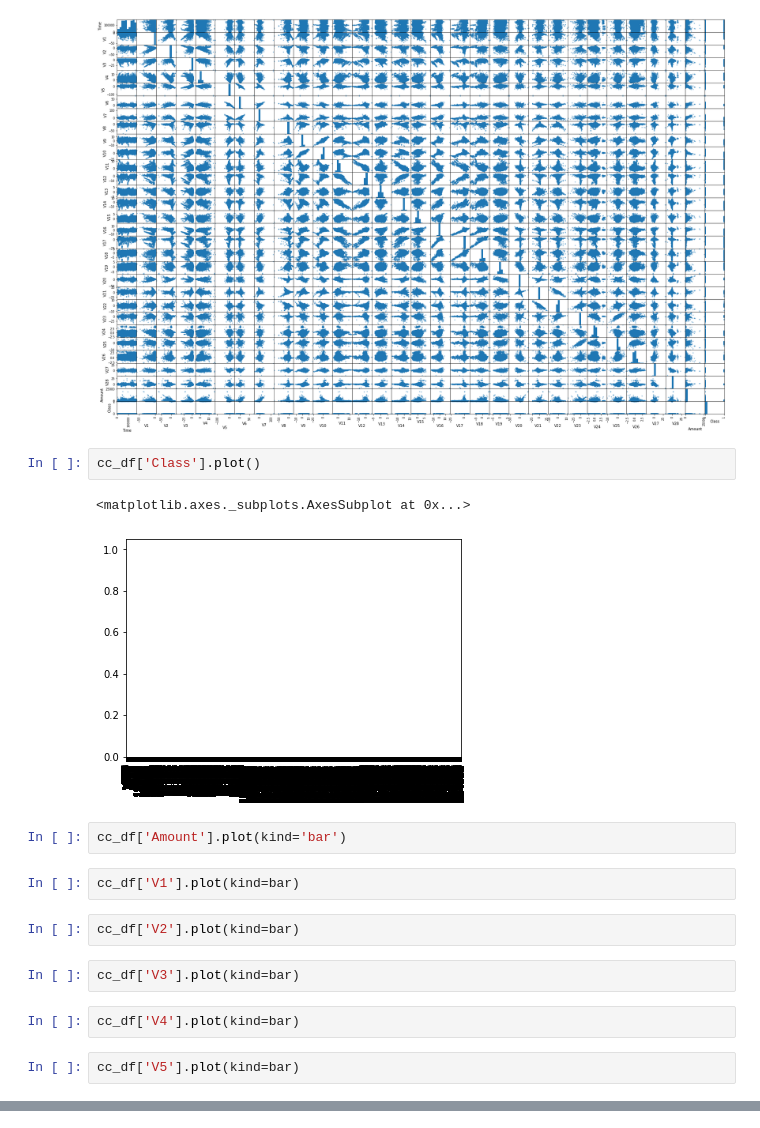
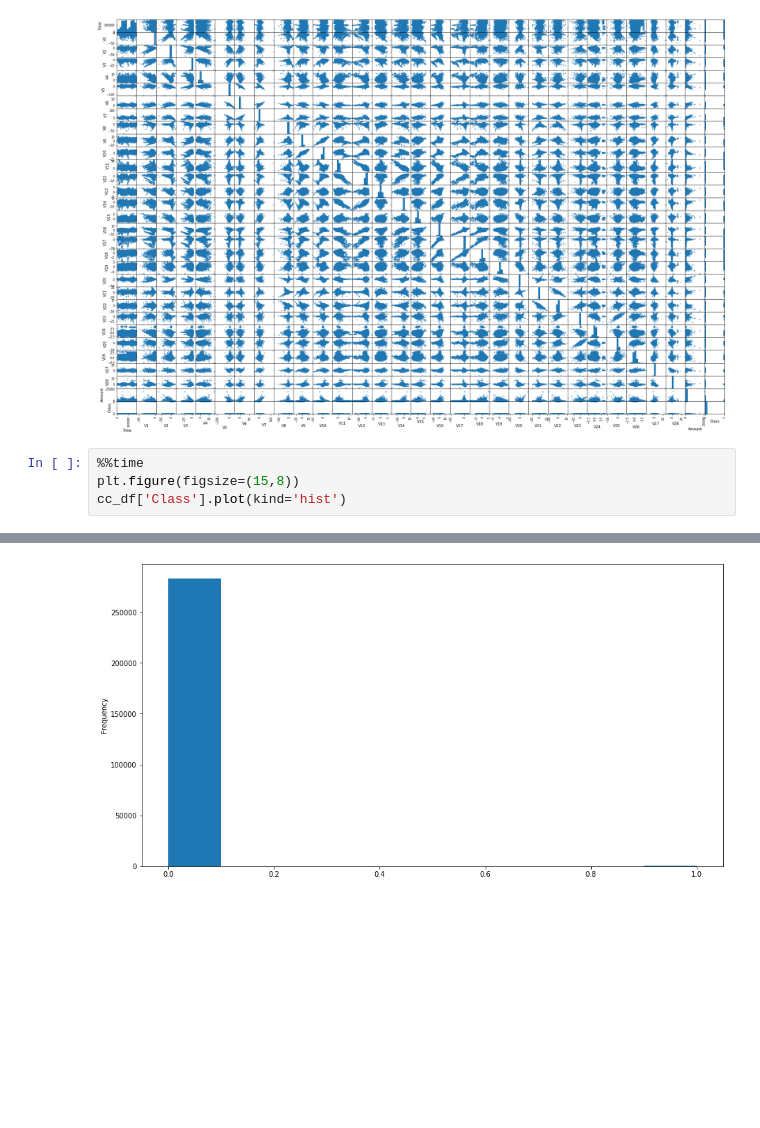
Before and after one commit to mselmasry/Dojo-Project2, a Jupyter notebook: Project02.ipynb, the cells around one changed output, grey strips where cells are left out. Saved outputs shown, nothing was run; the diff lists cells and outputs as text; blank space fills up the shorter version.

```diff
--- a/Project02.ipynb
+++ b/Project02.ipynb
@@ -152,20 +152,8 @@ Wall time: 577 ms
 pd.plotting.scatter_matrix(cc_df,figsize=(30,20));
 # %% [output]
 [figure]
-# %%
-cc_df['Class'].plot()
-# %% [output]
-<matplotlib.axes._subplots.AxesSubplot at 0x...>
-[figure, removed]
-# %%
-cc_df['Amount'].plot(kind='bar')
-# %%
-cc_df['V1'].plot(kind=bar)
-# %%
-cc_df['V2'].plot(kind=bar)
-# %%
-cc_df['V3'].plot(kind=bar)
-# %%
-cc_df['V4'].plot(kind=bar)
-# %%
-cc_df['V5'].plot(kind=bar)
+# %%
+%%time
+plt.figure(figsize=(15,8))
+cc_df['Class'].plot(kind='hist')
+# %% [output]
@@ -171,0 +162 @@ cc_df['V5'].plot(kind=bar)
+[figure, added]
```
Also changed, not shown: parts of 34 cells of this notebook.
